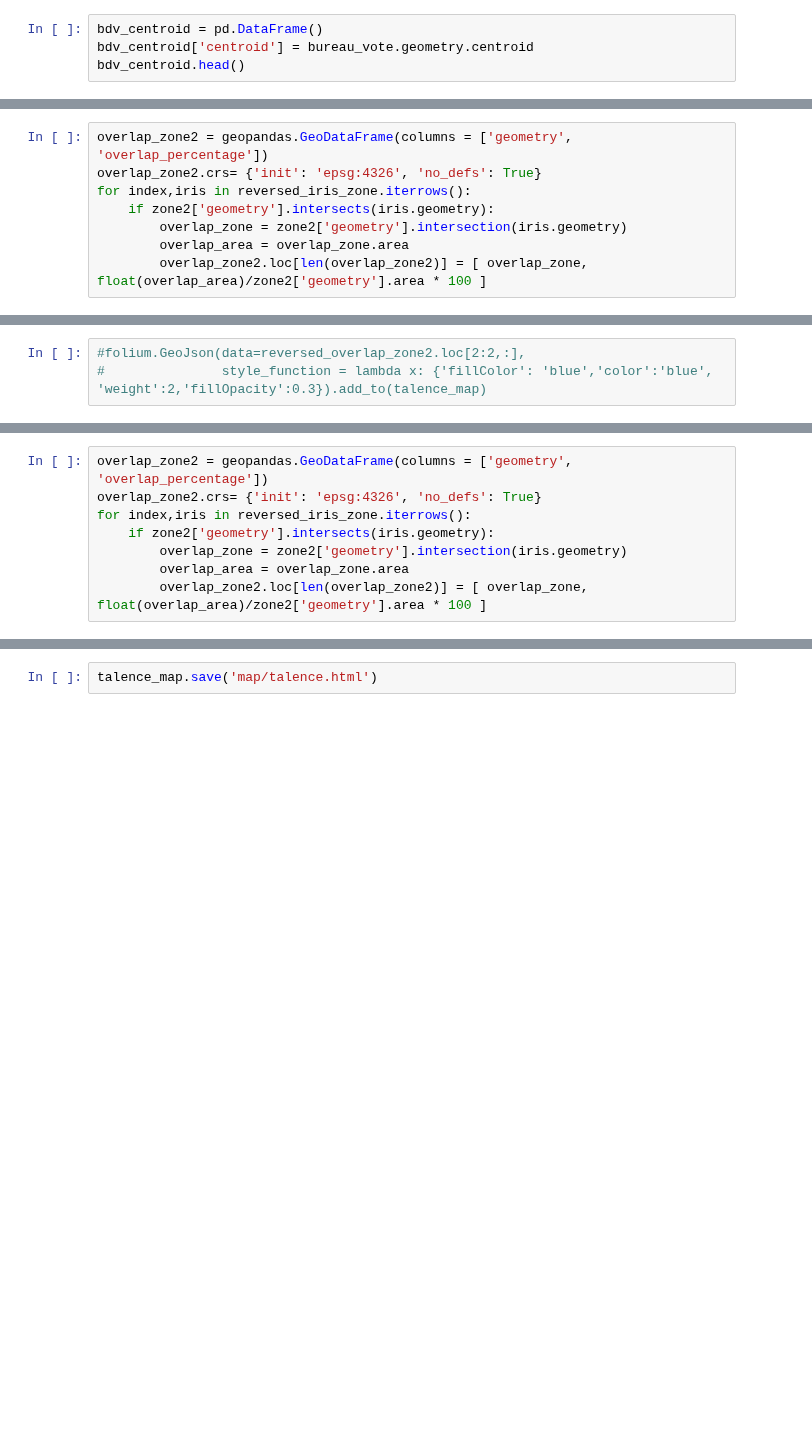
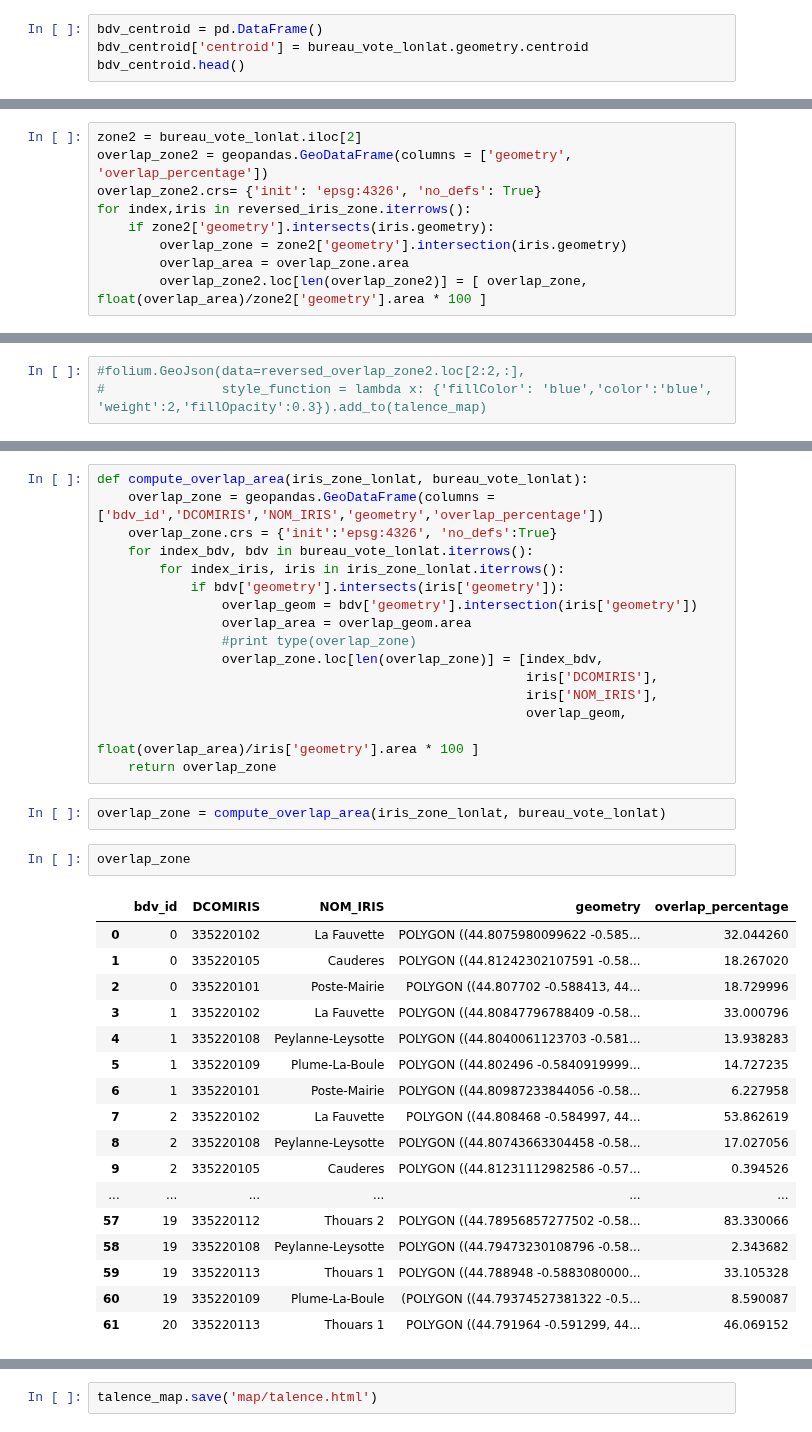
Before and after one commit to du-phan/Electoral-Analysis, a Jupyter notebook: Geospatial analysis/overlap_zone.ipynb, the cells around one changed output, grey strips where cells are left out. Saved outputs shown, nothing was run; the diff lists cells and outputs as text; blank space fills up the shorter version.

Commit message:
compute overlap zone

```diff
--- a/Geospatial analysis/overlap_zone.ipynb
+++ b/Geospatial analysis/overlap_zone.ipynb
@@ -145,6 +136,6 @@ bureau_vote.head()
 # %%
 bdv_centroid = pd.DataFrame()
-bdv_centroid['centroid'] = bureau_vote.geometry.centroid
+bdv_centroid['centroid'] = bureau_vote_lonlat.geometry.centroid
 bdv_centroid.head()
 # %% [output]
 |  | centroid |
@@ -202,4 +171,5 @@ zone2['geometry'].area
 # %%
+zone2 = bureau_vote_lonlat.iloc[2]
 overlap_zone2 = geopandas.GeoDataFrame(columns = ['geometry', 'overlap_percentage'])
 overlap_zone2.crs= {'init': 'epsg:4326', 'no_defs': True}
 for index,iris in reversed_iris_zone.iterrows():
@@ -227,8 +215,38 @@ talence_map
 # %%
-overlap_zone2 = geopandas.GeoDataFrame(columns = ['geometry', 'overlap_percentage'])
-overlap_zone2.crs= {'init': 'epsg:4326', 'no_defs': True}
-for index,iris in reversed_iris_zone.iterrows():
-    if zone2['geometry'].intersects(iris.geometry):
-        overlap_zone = zone2['geometry'].intersection(iris.geometry)
-        overlap_area = overlap_zone.area
-        overlap_zone2.loc[len(overlap_zone2)] = [ overlap_zone, float(overlap_area)/zone2['geometry'].area * 100 ]
+def compute_overlap_area(iris_zone_lonlat, bureau_vote_lonlat):
+    overlap_zone = geopandas.GeoDataFrame(columns = ['bdv_id','DCOMIRIS','NOM_IRIS','geometry','overlap_percentage'])
+    overlap_zone.crs = {'init':'epsg:4326', 'no_defs':True}
+    for index_bdv, bdv in bureau_vote_lonlat.iterrows():
+        for index_iris, iris in iris_zone_lonlat.iterrows():
+            if bdv['geometry'].intersects(iris['geometry']):
+                overlap_geom = bdv['geometry'].intersection(iris['geometry'])
+                overlap_area = overlap_geom.area
+                #print type(overlap_zone)
+                overlap_zone.loc[len(overlap_zone)] = [index_bdv,
+                                                       iris['DCOMIRIS'],
+                                                       iris['NOM_IRIS'],
+                                                       overlap_geom,
+                                                       float(overlap_area)/iris['geometry'].area * 100 ]
+    return overlap_zone
+# %%
+overlap_zone = compute_overlap_area(iris_zone_lonlat, bureau_vote_lonlat)
+# %%
+overlap_zone
+# %% [output]
+|  | bdv_id | DCOMIRIS | NOM_IRIS | geometry | overlap_percentage |
+| 0 | 0 | 335220102 | La Fauvette | POLYGON ((44.8075980099622 -0.585... | 32.044260 |
+| 1 | 0 | 335220105 | Cauderes | POLYGON ((44.81242302107591 -0.58... | 18.267020 |
+| 2 | 0 | 335220101 | Poste-Mairie | POLYGON ((44.807702 -0.588413, 44... | 18.729996 |
+| 3 | 1 | 335220102 | La Fauvette | POLYGON ((44.80847796788409 -0.58... | 33.000796 |
+| 4 | 1 | 335220108 | Peylanne-Leysotte | POLYGON ((44.8040061123703 -0.581... | 13.938283 |
+| 5 | 1 | 335220109 | Plume-La-Boule | POLYGON ((44.802496 -0.5840919999... | 14.727235 |
+| 6 | 1 | 335220101 | Poste-Mairie | POLYGON ((44.80987233844056 -0.58... | 6.227958 |
+| 7 | 2 | 335220102 | La Fauvette | POLYGON ((44.808468 -0.584997, 44... | 53.862619 |
+| 8 | 2 | 335220108 | Peylanne-Leysotte | POLYGON ((44.80743663304458 -0.58... | 17.027056 |
+| 9 | 2 | 335220105 | Cauderes | POLYGON ((44.81231112982586 -0.57... | 0.394526 |
+| ... | ... | ... | ... | ... | ... |
+| 57 | 19 | 335220112 | Thouars 2 | POLYGON ((44.78956857277502 -0.58... | 83.330066 |
+| 58 | 19 | 335220108 | Peylanne-Leysotte | POLYGON ((44.79473230108796 -0.58... | 2.343682 |
+| 59 | 19 | 335220113 | Thouars 1 | POLYGON ((44.788948 -0.5883080000... | 33.105328 |
+| 60 | 19 | 335220109 | Plume-La-Boule | (POLYGON ((44.79374527381322 -0.5... | 8.590087 |
+| 61 | 20 | 335220113 | Thouars 1 | POLYGON ((44.791964 -0.591299, 44... | 46.069152 |
```
Also changed, not shown: parts of 27 cells of this notebook.
